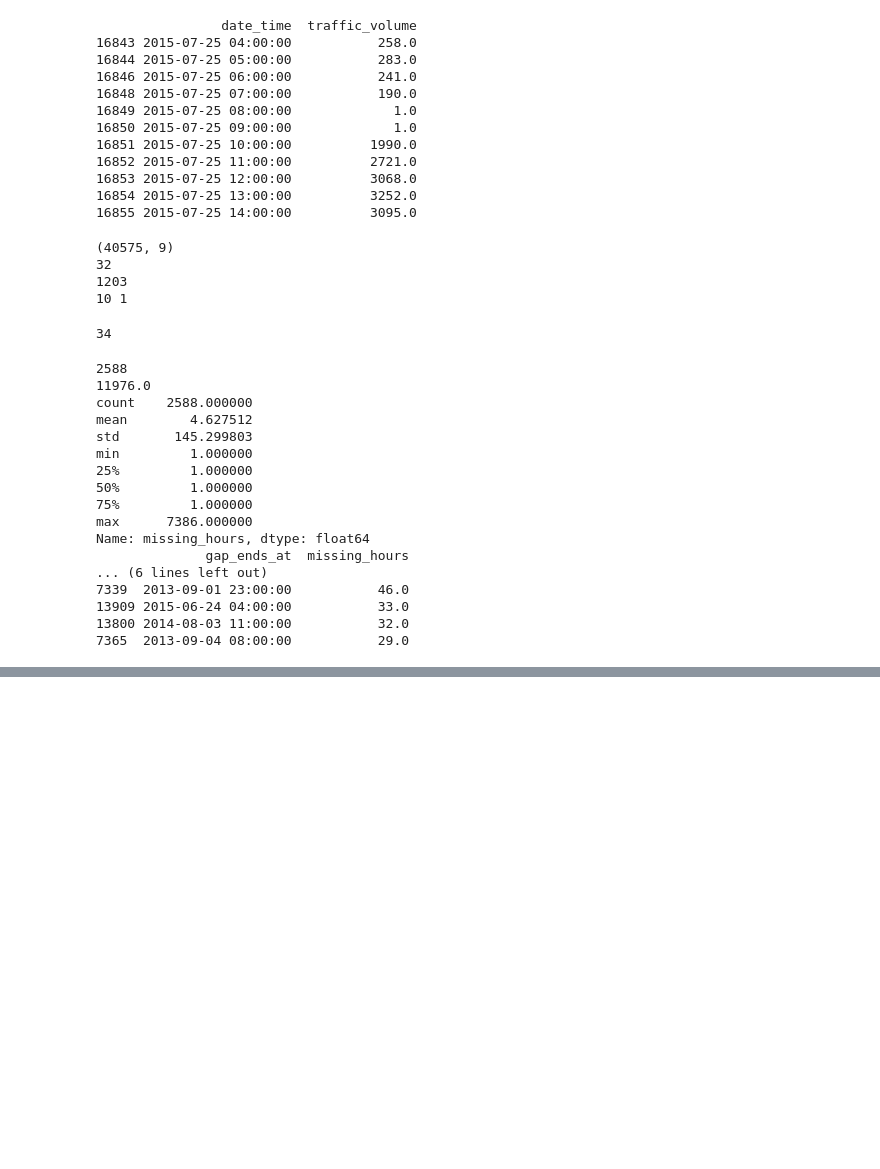
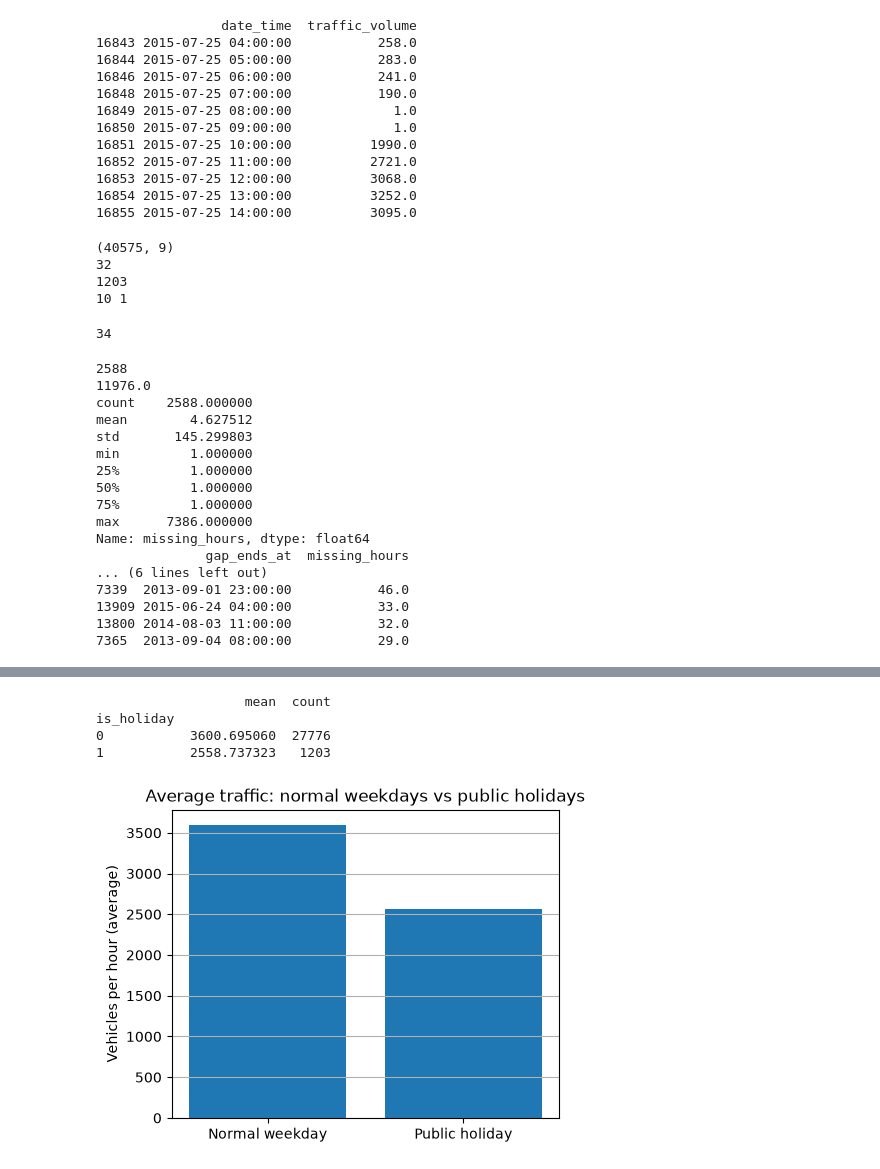
Before and after one commit to TasneemAlnaasan/traffic-flow-forecasting, a Jupyter notebook: notebooks/01_eda.ipynb, the cells around one changed output, grey strips where cells are left out. Saved outputs shown, nothing was run; the diff lists cells and outputs as text; code cells hidden in the pictures; blank space fills up the shorter version.

```diff
--- a/notebooks/01_eda.ipynb
+++ b/notebooks/01_eda.ipynb
@@ -397,0 +457,17 @@ clean.reset_index().to_csv("../data/processed/traffic_hourly_clean.csv", index=F
+# %%
+workdays = df_new[df_new["day_of_week"] < 5]
+holiday_avg = workdays.groupby("is_holiday")["traffic_volume"].agg(["mean", "count"])
+print(holiday_avg)    # 0 = يوم عادي | normal day, 1 = عطلة رسمية | public holiday
+
+plt.figure(figsize=(5, 4))
+plt.bar(["Normal weekday", "Public holiday"], holiday_avg["mean"].values)
+plt.title("Average traffic: normal weekdays vs public holidays")
+plt.ylabel("Vehicles per hour (average)")
+plt.grid(True, axis="y")
+plt.show()
+# %% [output]
+                   mean  count
+is_holiday
+0           3600.695060  27776
+1           2558.737323   1203
+[figure, added]
```
Also changed, not shown: parts of 14 cells of this notebook.
